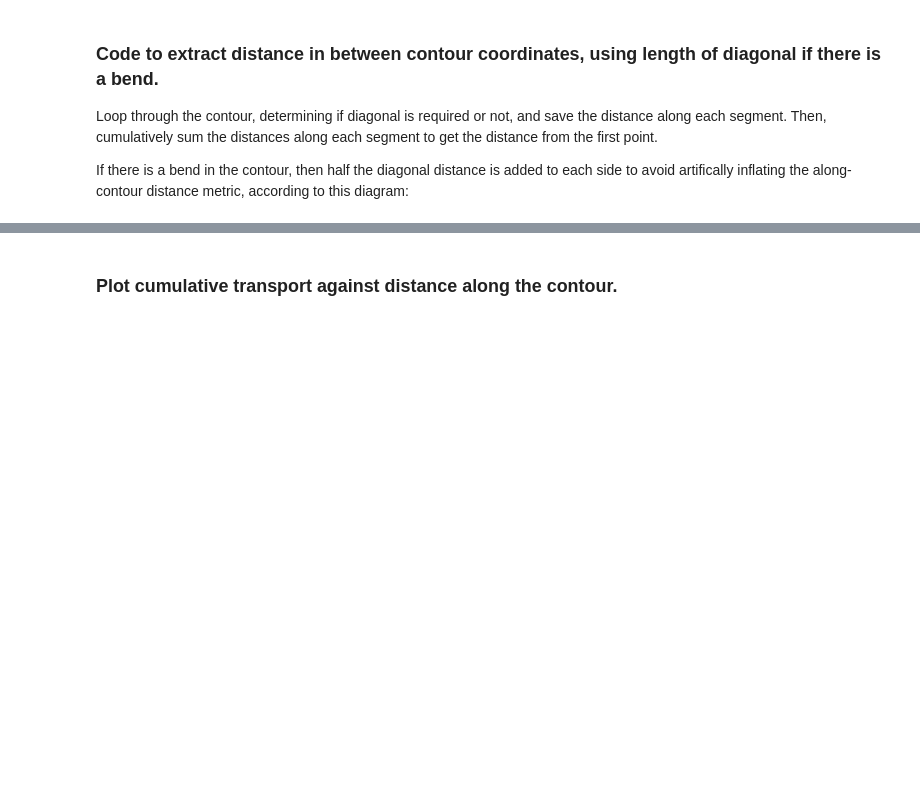
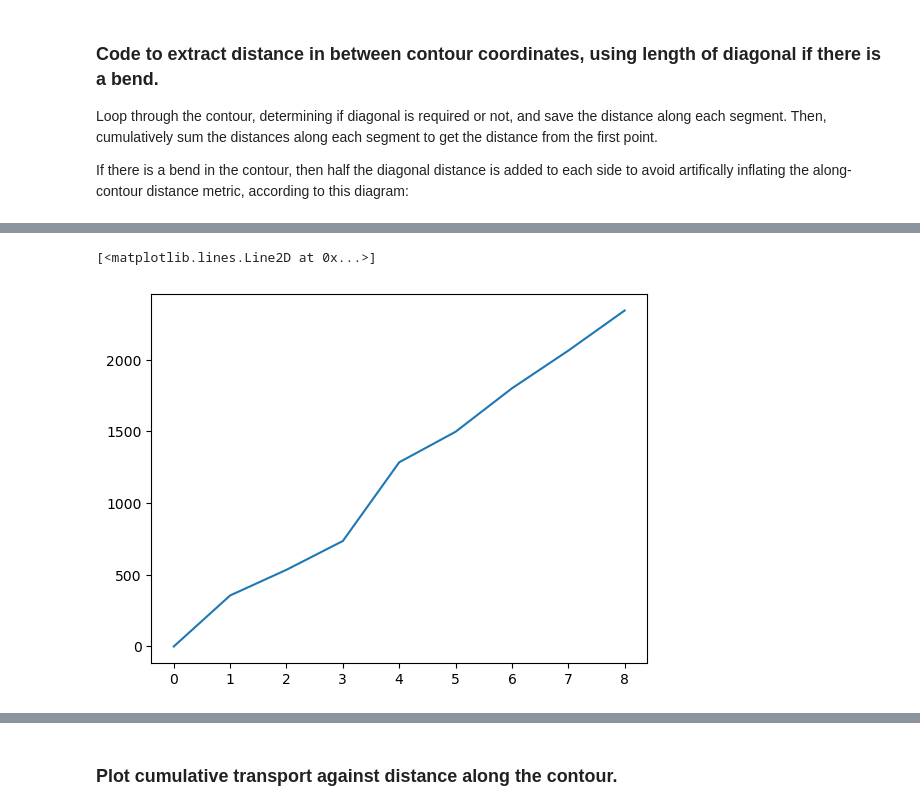
Before and after one commit to fabiobdias/waom_notebook, a Jupyter notebook: OHB_shelf/WAOM10extend_shflim_S_0.25Q_Cross-1500m-Transport.ipynb, the cells around one changed output, grey strips where cells are left out. Drawn from its saved outputs; the diff is of its cells as text; code cells hidden in the pictures; blank space fills up the shorter version.

```diff
--- a/OHB_shelf/WAOM10extend_shflim_S_0.25Q_Cross-1500m-Transport.ipynb
+++ b/OHB_shelf/WAOM10extend_shflim_S_0.25Q_Cross-1500m-Transport.ipynb
@@ -934,0 +936,5 @@ Wall time: 6.34 s
+# %%
+plt.plot(distance_indices)
+# %% [output]
+[<matplotlib.lines.Line2D at 0x...>]
+[figure, added]
```
Also changed, not shown: parts of 30 cells of this notebook, 7 other files.
